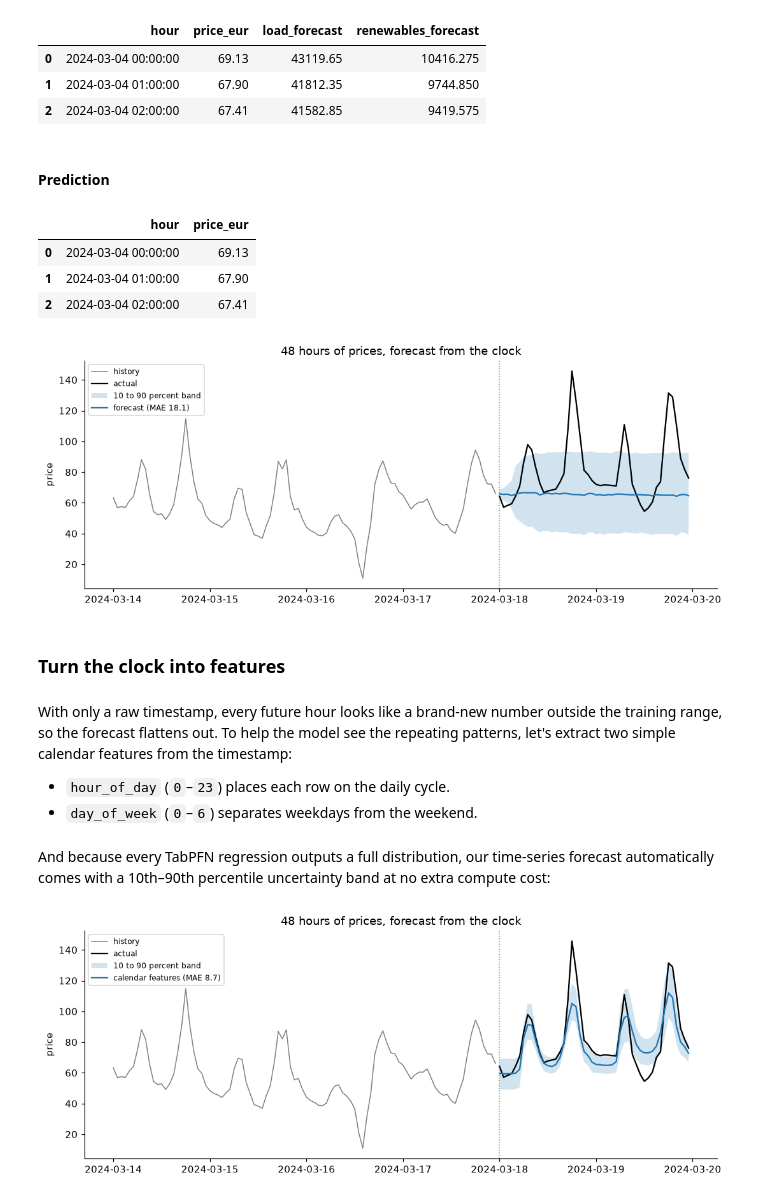
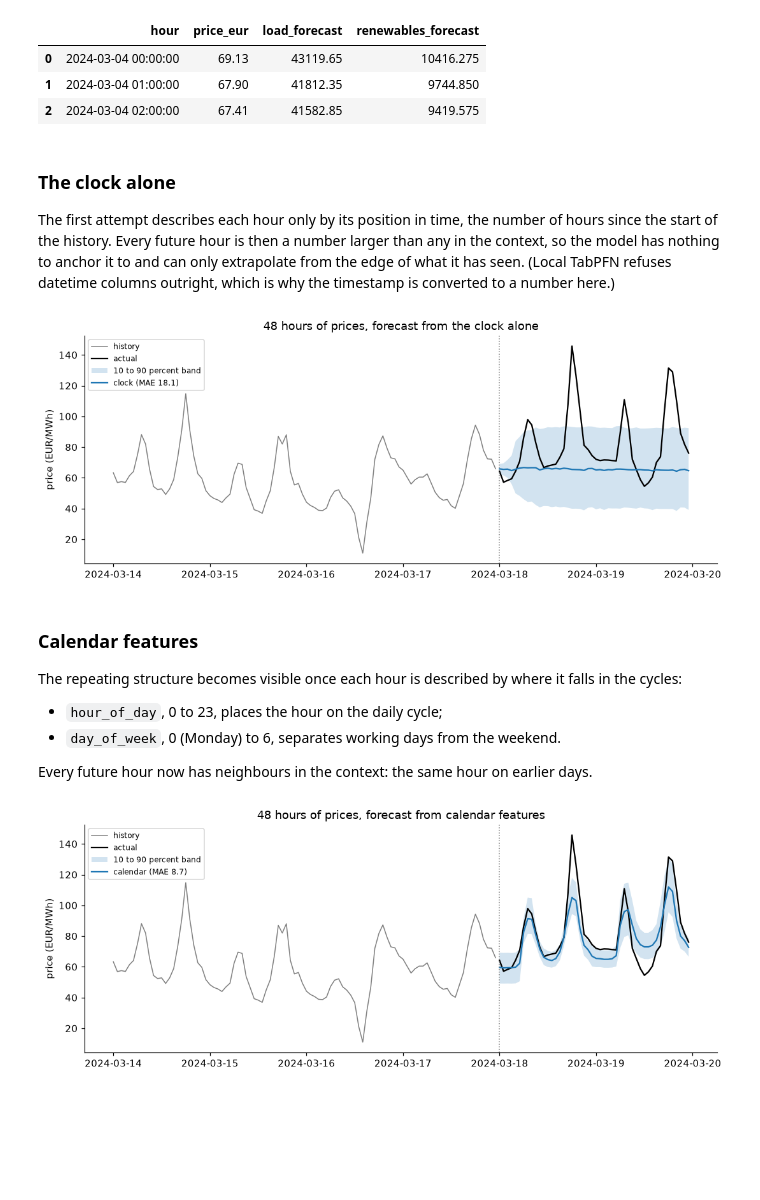
Before and after one commit to pleiadian53/tabular-icl-lab, a Jupyter notebook: notebooks/tabpfn_capabilities/01_prediction_and_uncertainty.ipynb, the cells around one changed output. Cells and saved outputs as stored; diff of their text form; code cells hidden in the pictures; blank space fills up the shorter version.

```diff
--- a/notebooks/tabpfn_course/02_first_predictions_classify_regress_forecast.ipynb
+++ b/notebooks/tabpfn_capabilities/01_prediction_and_uncertainty.ipynb
@@ -310,13 +291,8 @@ history.head(3)
 | 0 | 2024-03-04 00:00:00 | 69.13 | 43119.65 | 10416.275 |
 | 1 | 2024-03-04 01:00:00 | 67.90 | 41812.35 | 9744.850 |
 | 2 | 2024-03-04 02:00:00 | 67.41 | 41582.85 | 9419.575 |
-# %% [markdown]
-#### Prediction
-# %%
-history[["hour","price_eur"]].head(3)
-# %% [output]
-|  | hour | price_eur |
-| 0 | 2024-03-04 00:00:00 | 69.13 |
-| 1 | 2024-03-04 01:00:00 | 67.90 |
-| 2 | 2024-03-04 02:00:00 | 67.41 |
+# %% [markdown]
+### The clock alone
+
+The first attempt describes each hour only by its position in time, the number of hours since the start of the history. Every future hour is then a number larger than any in the context, so the model has nothing to anchor it to and can only extrapolate from the edge of what it has seen. (Local TabPFN refuses datetime columns outright, which is why the timestamp is converted to a number here.)
 # %%
@@ -337,20 +311,22 @@ low_price, _, high_price = reg_ts.predict(clock_as_number(future),
 
 plot_forecast_comparison(
     history, future,
-    {"forecast": forecast_price}, time_col="hour",
-    target_col="price_eur", ylabel="price",
-    title="48 hours of prices, forecast from the clock",
+    {"clock": forecast_price}, time_col="hour",
+    target_col="price_eur", ylabel="price (EUR/MWh)",
+    title="48 hours of prices, forecast from the clock alone",
     band=(low_price, high_price),
 )
 # %% [output]
-[figure, old version]
+[figure, new version]
-# %% [markdown]
-### Turn the clock into features
-# %% [markdown]
-With only a raw timestamp, every future hour looks like a brand-new number outside the training range, so the forecast flattens out. To help the model see the repeating patterns, let's extract two simple calendar features from the timestamp:
-
-- `hour_of_day` (`0`–`23`) places each row on the daily cycle.
-- `day_of_week` (`0`–`6`) separates weekdays from the weekend.
+# %% [markdown]
+### Calendar features
+
+The repeating structure becomes visible once each hour is described by where it falls in the cycles:
+
+- `hour_of_day`, 0 to 23, places the hour on the daily cycle;
+- `day_of_week`, 0 (Monday) to 6, separates working days from the weekend.
+
+Every future hour now has neighbours in the context: the same hour on earlier days.
 # %%
 def add_calendar_features(df):
     out = df.copy()
@@ -368,19 +344,17 @@ reg_ts = TabPFNRegressor()
 reg_ts.fit(history_cal[FEATURES], history_cal["price_eur"])
 
 forecast_price = reg_ts.predict(future_cal[FEATURES])
-# %% [markdown]
-And because every TabPFN regression outputs a full distribution, our time-series forecast automatically comes with a 10th–90th percentile uncertainty band at no extra compute cost:
 # %%
 low_price, _, high_price = reg_ts.predict(future_cal[FEATURES],
                                           output_type="quantiles",
                                           quantiles=[0.1, 0.5, 0.9])
 
 plot_forecast_comparison(
     history, future,
-    {"calendar features": forecast_price}, time_col="hour",
-    target_col="price_eur", ylabel="price",
-    title="48 hours of prices, forecast from the clock",
+    {"calendar": forecast_price}, time_col="hour",
+    target_col="price_eur", ylabel="price (EUR/MWh)",
+    title="48 hours of prices, forecast from calendar features",
     band=(low_price, high_price),
 )
 # %% [output]
-[figure, old version]
+[figure, new version]
```
Also changed, not shown: parts of 51 cells of this notebook, 4 other files.
